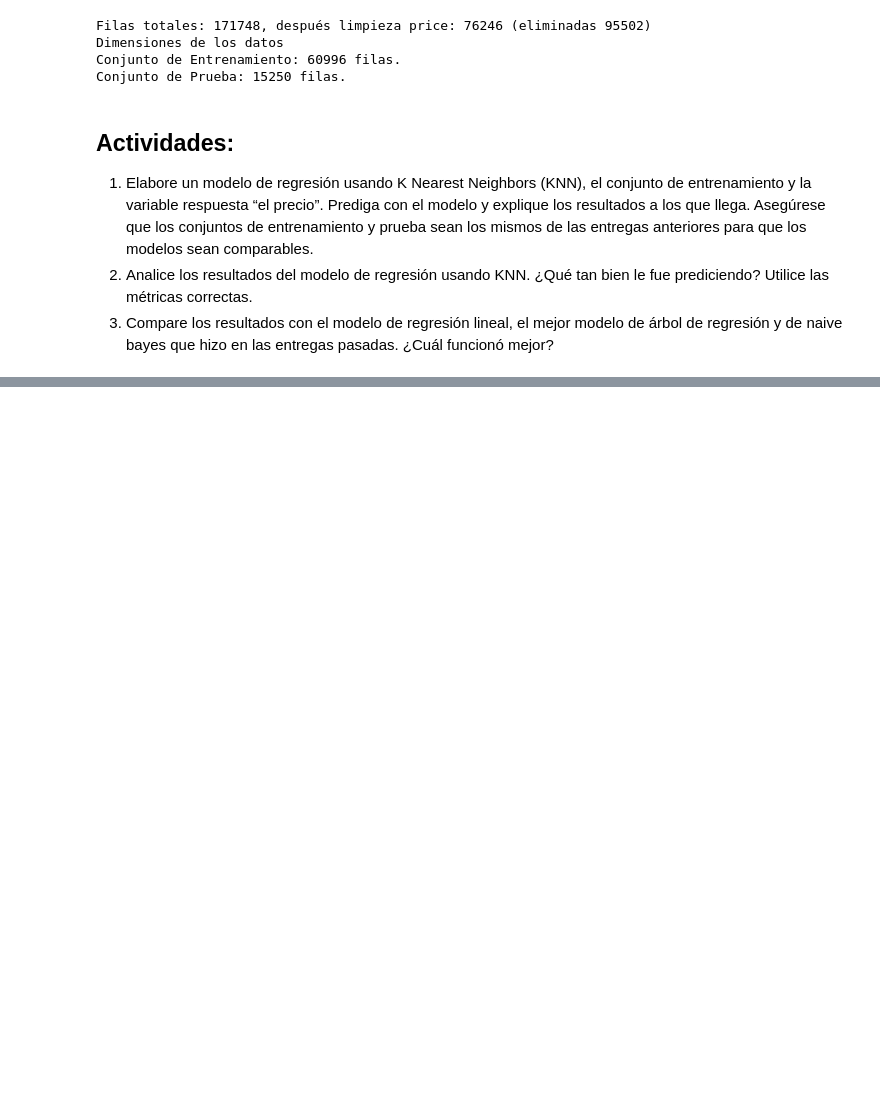
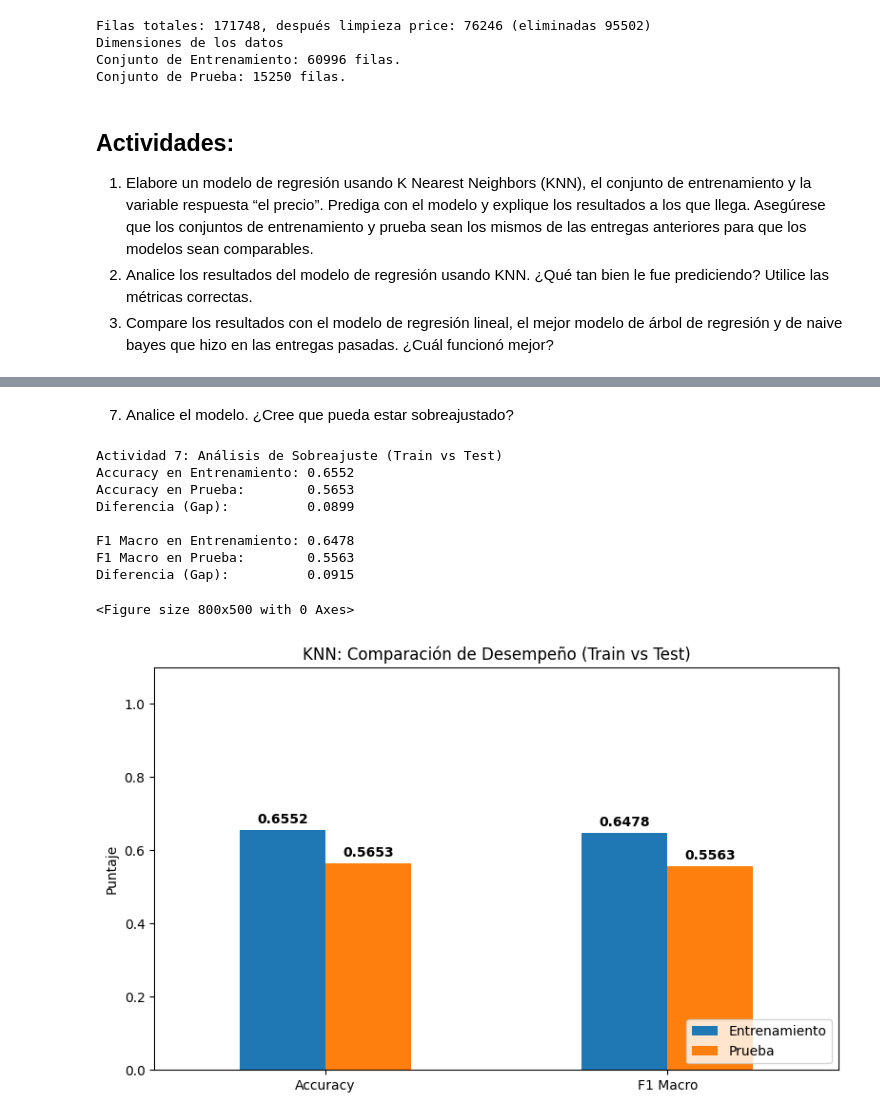
Before and after one commit to yosemm/Laboratorio6_Mineria, a Jupyter notebook: AnalisisLab6.ipynb, the cells around one changed output, grey strips where cells are left out. Cells and saved outputs as stored; diff of their text form; code cells hidden in the pictures; blank space fills up the shorter version.

```diff
--- a/AnalisisLab6.ipynb
+++ b/AnalisisLab6.ipynb
@@ -590,0 +465,62 @@ En conclusión, **el modelo con validación cruzada funcionó mejor** que el mod
+# %% [markdown]
+7. Analice el modelo. ¿Cree que pueda estar sobreajustado?
+# %%
+# Actividad 7
+
+print("Actividad 7: Análisis de Sobreajuste (Train vs Test)")
+
+# 1. Predicciones en el conjunto de ENTRENAMIENTO
+# Usamos el escalador y el modelo de clasificación que ya están entrenados (knn_clas)
+y_pred_train_knn = knn_clas.predict(X_train_c_scaled)
+
+# 2. Extraer métricas para Entrenamiento y Prueba
+acc_train = accuracy_score(y_train_c, y_pred_train_knn)
+# y_pred_c_knn viene de la actividad 5
+acc_test = accuracy_score(y_test_c, y_pred_c_knn)
+
+rep_train = classification_report(y_train_c, y_pred_train_knn, output_dict=True)
+rep_test = classification_report(y_test_c, y_pred_c_knn, output_dict=True)
+
+f1_train = rep_train['macro avg']['f1-score']
+f1_test = rep_test['macro avg']['f1-score']
+
+# 3. Mostrar resultados en consola
+print(f"Accuracy en Entrenamiento: {acc_train:.4f}")
+print(f"Accuracy en Prueba:        {acc_test:.4f}")
+print(f"Diferencia (Gap):          {acc_train - acc_test:.4f}\n")
+
+print(f"F1 Macro en Entrenamiento: {f1_train:.4f}")
+print(f"F1 Macro en Prueba:        {f1_test:.4f}")
+print(f"Diferencia (Gap):          {f1_train - f1_test:.4f}\n")
+
+# 4. Gráfica Comparativa (Train vs Test)
+metricas_comp = pd.DataFrame({
+    'Accuracy': [acc_train, acc_test],
+    'F1 Macro': [f1_train, f1_test]
+}, index=['Entrenamiento', 'Prueba'])
+
+plt.figure(figsize=(8, 5))
+ax = metricas_comp.T.plot(kind='bar', figsize=(8, 5), color=['#1f77b4', '#ff7f0e'], rot=0)
+plt.title('KNN: Comparación de Desempeño (Train vs Test)')
+plt.ylabel('Puntaje')
+plt.ylim(0, 1.1)
+
+# Añadir etiquetas de datos
+for p in ax.patches:
+    ax.annotate(f"{p.get_height():.4f}", (p.get_x() + p.get_width() / 2., p.get_height()),
+                ha='center', va='center', xytext=(0, 8), textcoords='offset points', fontweight='bold')
+
+plt.legend(loc='lower right')
+plt.tight_layout()
+plt.show()
+# %% [output]
+Actividad 7: Análisis de Sobreajuste (Train vs Test)
+Accuracy en Entrenamiento: 0.6552
+Accuracy en Prueba:        0.5653
+Diferencia (Gap):          0.0899
+
+F1 Macro en Entrenamiento: 0.6478
+F1 Macro en Prueba:        0.5563
+Diferencia (Gap):          0.0915
+<Figure size 800x500 with 0 Axes>
+[figure, added]
```
Also changed, not shown: parts of 30 cells of this notebook.
